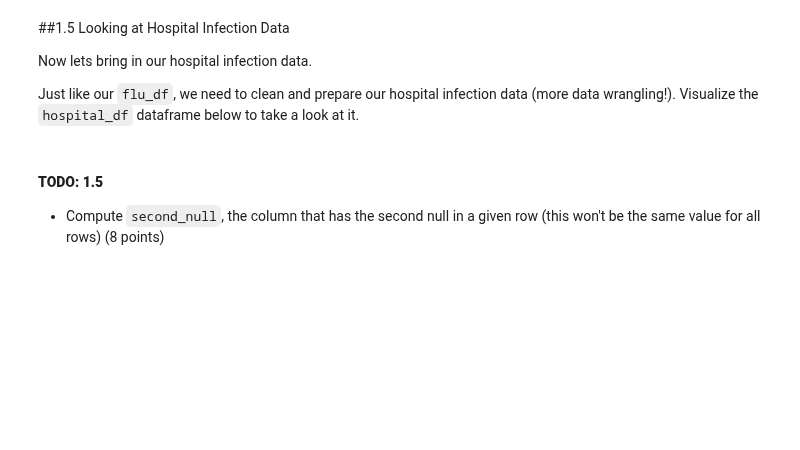
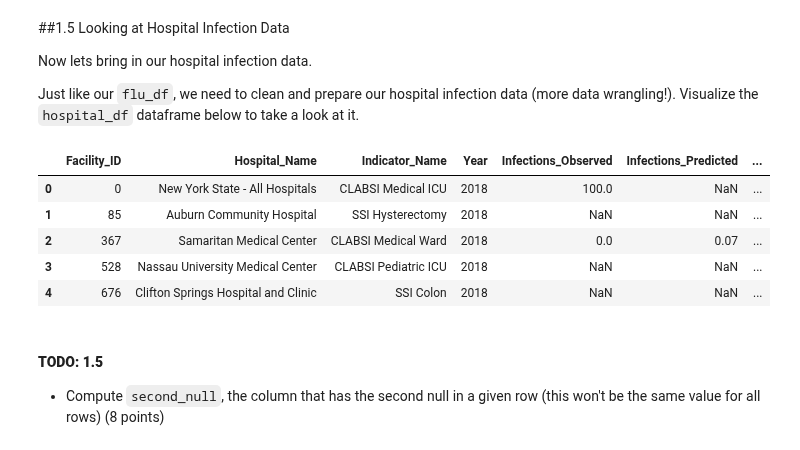
Before and after one commit to spatank/CIS-545, a Jupyter notebook: Homework_1_SPP.ipynb, the cells around one changed output. Cells and saved outputs as stored; diff of their text form; code cells hidden in the pictures; blank space fills up the shorter version.

```diff
--- a/Homework_1_SPP.ipynb
+++ b/Homework_1_SPP.ipynb
@@ -419,6 +422,14 @@ Now lets bring in our hospital infection data.
 Just like our `flu_df`, we need to clean and prepare our hospital infection data (more data wrangling!). Visualize the `hospital_df` dataframe below to take a look at it.
 # %%
 #TODO: Take a look at the hopsital_df
+hospital_df.head(5)
+# %% [output]
+|  | Facility_ID | Hospital_Name | Indicator_Name | Year | Infections_Observed | Infections_Predicted | ... |
+| 0 | 0 | New York State - All Hospitals | CLABSI Medical ICU | 2018 | 100.0 | NaN | ... |
+| 1 | 85 | Auburn Community Hospital | SSI Hysterectomy | 2018 | NaN | NaN | ... |
+| 2 | 367 | Samaritan Medical Center | CLABSI Medical Ward | 2018 | 0.0 | 0.07 | ... |
+| 3 | 528 | Nassau University Medical Center | CLABSI Pediatric ICU | 2018 | NaN | NaN | ... |
+| 4 | 676 | Clifton Springs Hospital and Clinic | SSI Colon | 2018 | NaN | NaN | ... |
 # %% [markdown]
 #### **TODO: 1.5**
 - Compute `second_null`, the column that has the second null in a given row (this won't be the same value for all rows) (8 points)
```
Also changed, not shown: parts of 4 cells of this notebook.
